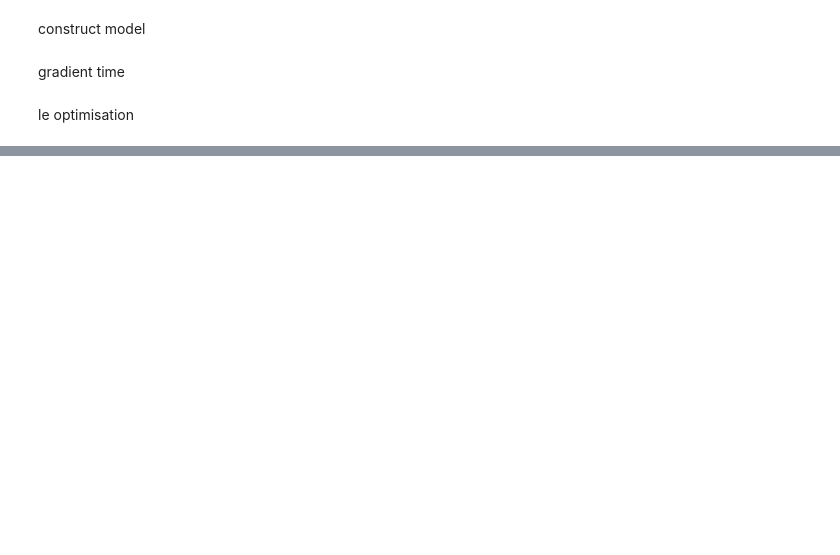
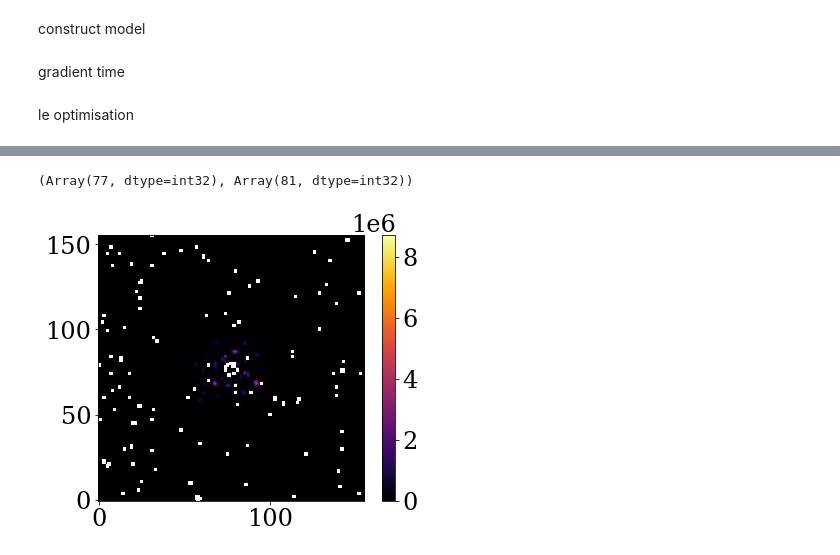
Before and after one commit to h-greer/hubble, a Jupyter notebook: notebooks/single-image.ipynb, the cells around one changed output, grey strips where cells are left out. Drawn from its saved outputs; the diff is of its cells as text; code cells hidden in the pictures; blank space fills up the shorter version.

```diff
--- a/notebooks/single-image.ipynb
+++ b/notebooks/single-image.ipynb
@@ -162,9 +180,9 @@ paths = [
     #"cold_mask.pad_1.rotation",
     #"cold_mask.pad_2.rotation",
     #"cold_mask.pad_3.rotation",
-    "cold_mask.pad_1.width",
-    "cold_mask.pad_2.width",
-    "cold_mask.pad_3.width",
+    #"cold_mask.pad_1.width",
+    #"cold_mask.pad_2.width",
+    #"cold_mask.pad_3.width",
     #"cold_mask.pad_1.height",
     #"cold_mask.pad_2.height",
     #"cold_mask.pad_3.height",
@@ -183,8 +201,8 @@ groups = [
     [
         "cold_mask.outer.radius",
         "cold_mask.secondary.radius",
-    #    "main_aperture.mirror.radius",
-    #    "main_aperture.secondary.radius"
+        #"main_aperture.mirror.radius",
+        #"main_aperture.secondary.radius"
     ],
     #[
     #    "main_aperture.pad_1.translation",
@@ -218,9 +236,11 @@ groups = [
 @zdx.filter_jit
 @zdx.filter_value_and_grad(paths)
 def loss_fn(model,data):
-    img, err = data
+    img, err, bad = data
     psf = model.model()
-    return -jsp.stats.norm.logpdf(psf, img, err).sum()
+    img = np.where(bad, psf, img)
+    err = np.where(bad, 1e10, err)
+    return -np.where(bad, 0., jsp.stats.norm.logpdf(psf, img, err)).sum()
 # %% [markdown]
 le optimisation
 # %%
@@ -319,0 +367,10 @@ optics.psf_pixel_scale 0.043
+# %%
+lpdf = -jsp.stats.norm.logpdf(telescope.model(), cropped_data, cropped_err)
+plt.imshow(lpdf)
+plt.colorbar()
+#plt.xticks([])
+#plt.yticks([])
+np.unravel_index(np.nanargmax(lpdf),lpdf.shape)
+# %% [output]
+(Array(77, dtype=int32), Array(81, dtype=int32))
+[figure, added]
```
Also changed, not shown: parts of 5 cells of this notebook.
